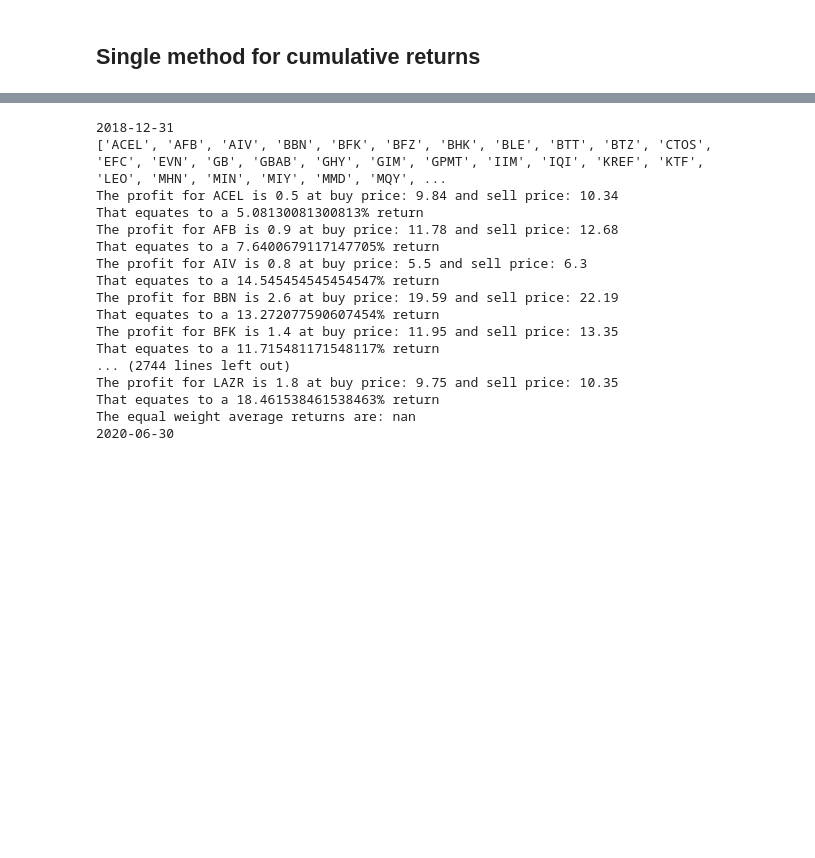
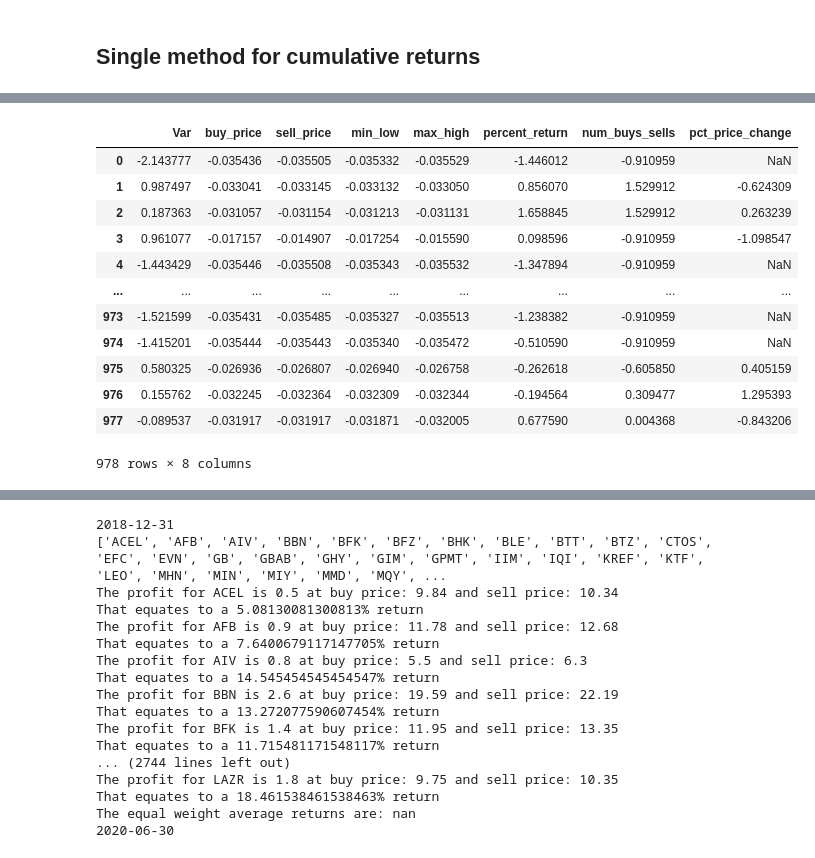
Before and after one commit to kaigg96/The-Advantage-of-Being-Small-A-Model-for-Individual-Investors, a Jupyter notebook: Main.ipynb, the cells around one changed output, grey strips where cells are left out. Saved outputs shown, nothing was run; the diff lists cells and outputs as text; code cells hidden in the pictures; blank space fills up the shorter version.

```diff
--- a/Main.ipynb
+++ b/Main.ipynb
@@ -560,0 +471,3 @@ def back_calculate_returns(list_of_stocks, start_date, end_date):
+# %%
+var_df = pd.DataFrame.from_dict(var_df, orient='index', columns=['Var'])
+var_df
@@ -560,0 +488,3 @@ def back_calculate_returns(list_of_stocks, start_date, end_date):
+# %%
+back_df = pd.DataFrame(back_df).T
+back_df.head()
@@ -560,0 +505,3 @@ def back_calculate_returns(list_of_stocks, start_date, end_date):
+# %%
+fwd_df = pd.DataFrame.from_dict(fwd_df, orient='index', columns=['Fwd rets'])
+fwd_df.head()
@@ -560,0 +522,4 @@ def back_calculate_returns(list_of_stocks, start_date, end_date):
+# %%
+combined_df = pd.concat([var_df, back_df], axis=1)
+combined_df = pd.concat([combined_df, fwd_df], axis=1)
+combined_df.head()
@@ -560,0 +533,33 @@ def back_calculate_returns(list_of_stocks, start_date, end_date):
+# %%
+from sklearn.model_selection import train_test_split
+from sklearn.preprocessing import StandardScaler
+
+train_df, test_df = train_test_split(combined_df, test_size=0.25, random_state=123)
+X_train, y_train = (
+    train_df.drop(columns=["Fwd rets"]),
+    train_df["Fwd rets"],
+)
+X_test, y_test = (
+    test_df.drop(columns=["Fwd rets"]),
+    test_df["Fwd rets"],
+)
+
+scaler = StandardScaler()  # create feature trasformer object
+scaler.fit(X_train)  # fitting the transformer on the train split
+X_train_scaled = scaler.transform(X_train)  # transforming the train split
+X_test_scaled = scaler.transform(X_test)  # transforming the test split
+pd.DataFrame(X_train_scaled, columns=X_train.columns)
+# %% [output]
+|  | Var | buy_price | sell_price | min_low | max_high | percent_return | num_buys_sells | pct_price_change |
+| 0 | -2.143777 | -0.035436 | -0.035505 | -0.035332 | -0.035529 | -1.446012 | -0.910959 | NaN |
+| 1 | 0.987497 | -0.033041 | -0.033145 | -0.033132 | -0.033050 | 0.856070 | 1.529912 | -0.624309 |
+| 2 | 0.187363 | -0.031057 | -0.031154 | -0.031213 | -0.031131 | 1.658845 | 1.529912 | 0.263239 |
+| 3 | 0.961077 | -0.017157 | -0.014907 | -0.017254 | -0.015590 | 0.098596 | -0.910959 | -1.098547 |
+| 4 | -1.443429 | -0.035446 | -0.035508 | -0.035343 | -0.035532 | -1.347894 | -0.910959 | NaN |
+| ... | ... | ... | ... | ... | ... | ... | ... | ... |
+| 973 | -1.521599 | -0.035431 | -0.035485 | -0.035327 | -0.035513 | -1.238382 | -0.910959 | NaN |
+| 974 | -1.415201 | -0.035444 | -0.035443 | -0.035340 | -0.035472 | -0.510590 | -0.910959 | NaN |
+| 975 | 0.580325 | -0.026936 | -0.026807 | -0.026940 | -0.026758 | -0.262618 | -0.605850 | 0.405159 |
+| 976 | 0.155762 | -0.032245 | -0.032364 | -0.032309 | -0.032344 | -0.194564 | 0.309477 | 1.295393 |
+| 977 | -0.089537 | -0.031917 | -0.031917 | -0.031871 | -0.032005 | 0.677590 | 0.004368 | -0.843206 |
+978 rows × 8 columns
```
Also changed, not shown: parts of 42 cells of this notebook.
